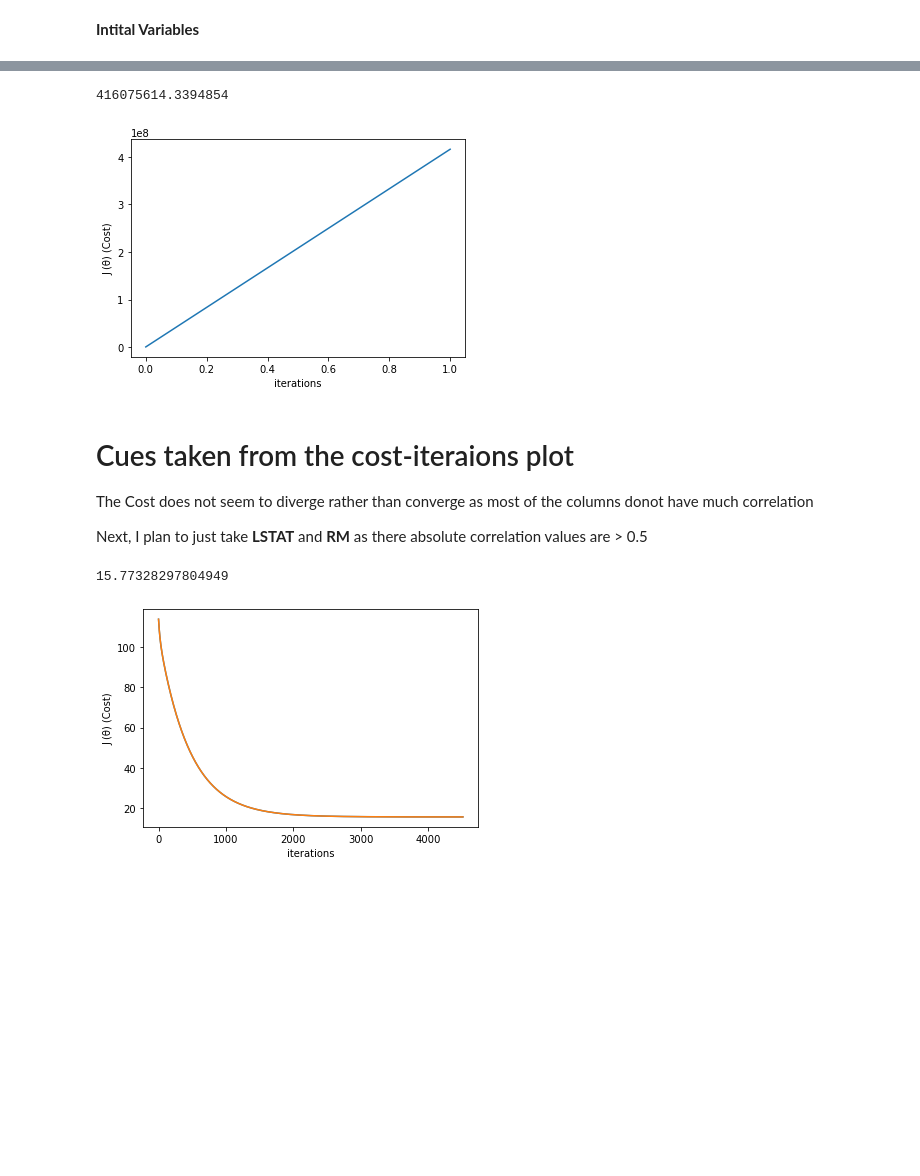
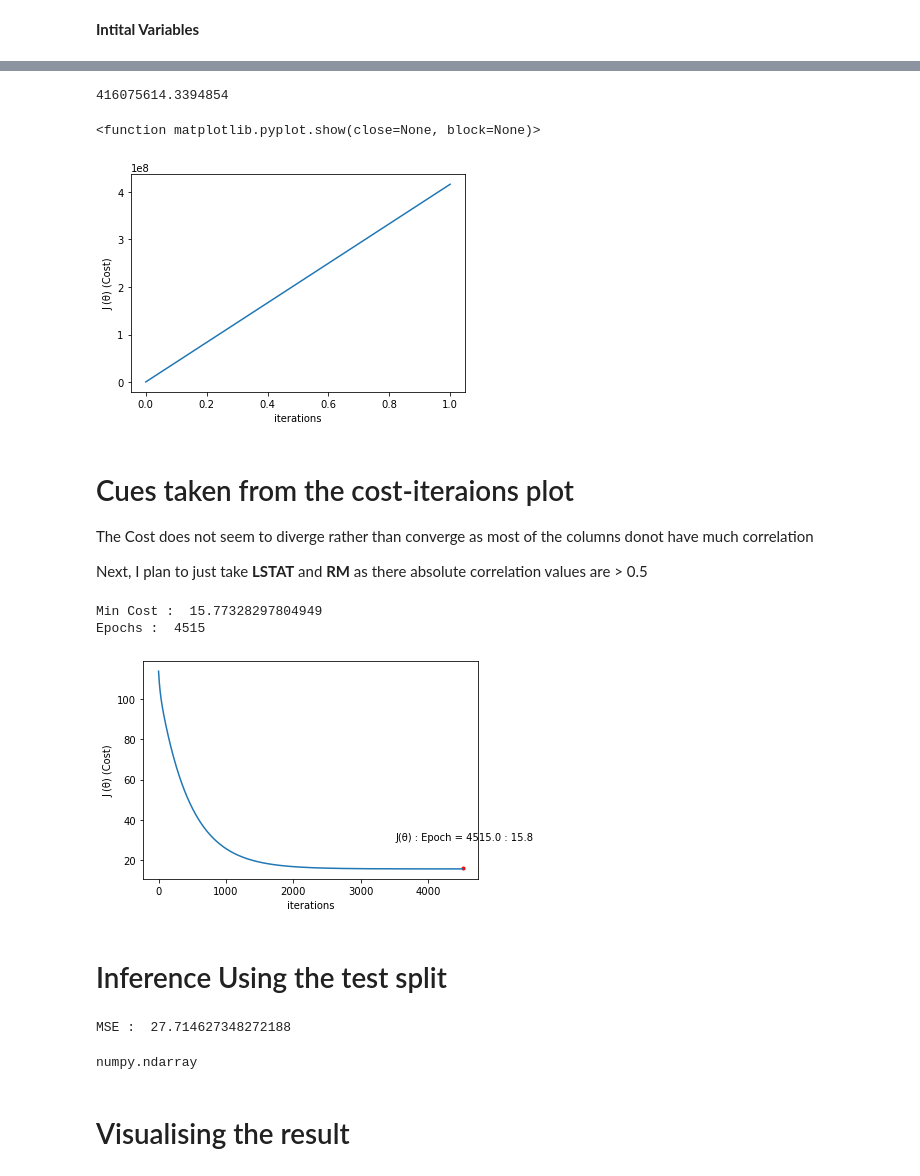
Before and after one commit to sm0223/boston_housing_prediction, a Jupyter notebook: housing_prediction.ipynb, the cells around one changed output, grey strips where cells are left out. Saved outputs shown, nothing was run; the diff lists cells and outputs as text; code cells hidden in the pictures; blank space fills up the shorter version.

Commit message:
univariate done

```diff
--- a/housing_prediction.ipynb
+++ b/housing_prediction.ipynb
@@ -113,0 +96,32 @@ co_rel
+# %%
+def univariate_gradient_descent(x, y, m, slope, intercept, α):
+    change = 1
+    cost_list= []
+    i = 1
+    cost_prev = 1e10
+    while change > 1e-3:
+        ypred = intercept + slope * x
+        error = ypred - y
+
+        cost = 1/(m) * np.sum(error**2)
+        cost_list.append(cost)
+
+        md = ((2/m) * np.sum(error) * x)
+        cd = ((2/m) * np.sum(error))
+
+        intercept = intercept - α * cd
+        slope = slope - α * md
+
+        print(cost)
+        change = cost_prev - cost
+        cost_prev = cost
+        i = i + 1
+    return cost_list, slope, intercept, i
+# %%
+m = y.size #no of training data rows
+
+α = 0.01
+slope = 1
+intercept = 1
+
+cost_list, slope, intercept , i= univariate_gradient_descent(x, y, m, slope, intercept, α)
@@ -154,9 +178,10 @@ print(cost_list[-1])
 plt.plot(cost_list)
 plt.xlabel("iterations")
 plt.ylabel("J (θ) (Cost)")
-plt.show()
+plt.show
 # %% [output]
 416075614.3394854
+<function matplotlib.pyplot.show(close=None, block=None)>
 [figure]
 # %% [markdown]
 # Cues taken from the cost-iteraions plot
@@ -173,14 +198,22 @@ n = x.shape[1] #no. of features
 α = 0.0001   #learning rate
 θ = np.ones(n)
 # %%
-cost_list, θ, i = gradient_descent(x, y, m, θ, α)
+cost_list, θ, iterations = gradient_descent(x, y, m, θ, α)
 # %%
-print(cost_list[-1])
+print("Min Cost : ",cost_list[-1])
+print("Epochs : ", iterations)
 plt.plot(cost_list)
+
+plt.annotate(text = "J(θ) : Epoch = %.1f : %.1f" %(iterations, cost_list[-1]),
+    xy = (float(iterations), cost_list[-1]),
+    xytext = ( iterations-1000, 30))
+plt.scatter(iterations, cost_list[-1]+0.5,color = 'red',marker='.')
 plt.xlabel("iterations")
 plt.ylabel("J (θ) (Cost)")
-plt.plot(cost_list)
 plt.show()
 # %% [output]
-15.77328297804949
+Min Cost :  15.77328297804949
+Epochs :  4515
-[figure, old version]
+[figure, new version]
+# %% [markdown]
+# Inference Using the test split
@@ -186,0 +228,8 @@ plt.show()
+# %%
+print("MSE : ", MSE)
+type(y_predicted)
+# %% [output]
+MSE :  27.714627348272188
+numpy.ndarray
+# %% [markdown]
+# Visualising the result
```
Also changed, not shown: parts of 13 cells of this notebook.
